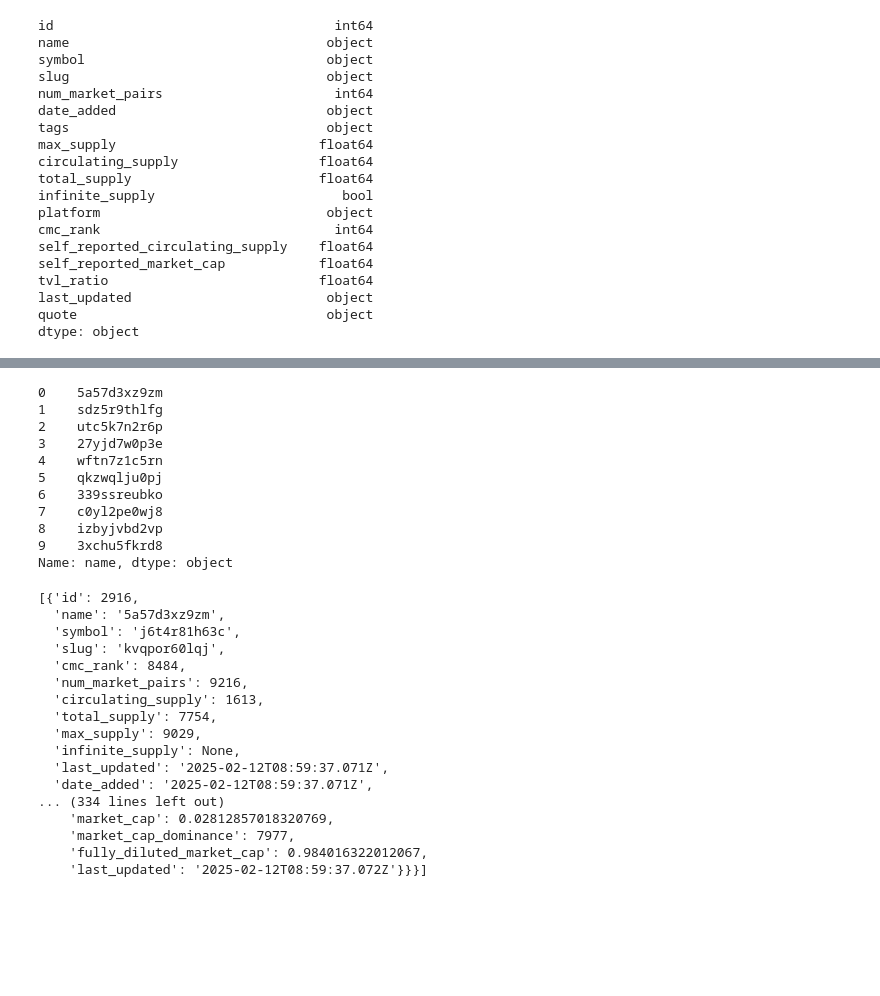
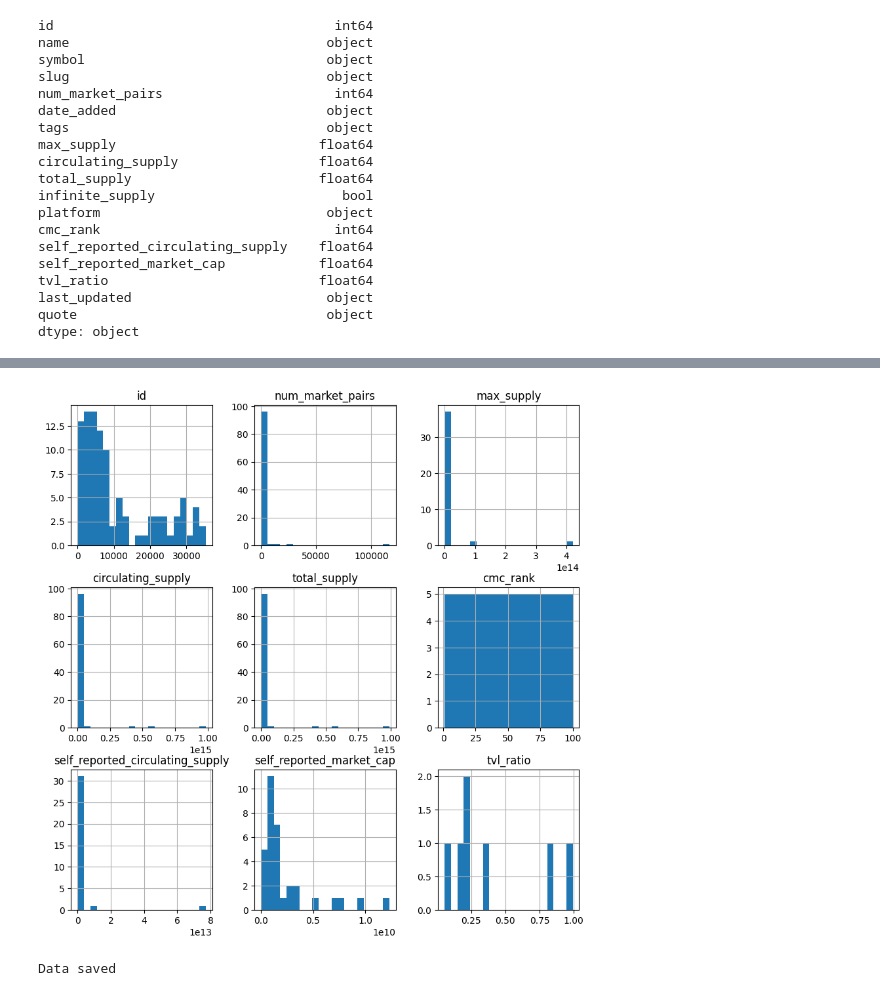
Before and after one commit to ZYusuff/streaming_crypto_group_9, a Jupyter notebook: Explorations/Niclas_eda.ipynb, the cells around one changed output, grey strips where cells are left out. Drawn from its saved outputs; the diff is of its cells as text; code cells hidden in the pictures; blank space fills up the shorter version.

```diff
--- a/Explorations/Niclas_eda.ipynb
+++ b/Explorations/Niclas_eda.ipynb
@@ -201,35 +190,28 @@ except (ConnectionError, Timeout, TooManyRedirects) as e:
+# %%
+import matplotlib.pyplot as plt
+df.hist(bins=20, figsize=(10, 10))
+plt.show()
+# %% [output]
+[figure, added]
+# %%
+url = "https://pro-api.coinmarketcap.com/v1/cryptocurrency/listings/latest"
+
+# Headers med API-nyckel
+headers = {
+    "Accepts": "application/json",
+    "X-CMC_PRO_API_KEY": api_key
+}
+
+# Skicka GET-förfrågan
+response = requests.get(url, headers=headers)
+
+# Kolla om hämtningen lyckades
+if response.status_code == 200:
+    data = response.json()
+    print("Data saved")
+else:
+    print("Fel:", response.status_code, response.text)
+# %% [output]
+Data saved
 # %%
-df_02 = pd.DataFrame(data_02["data"])
-df_02['name']
+df_02 = pd.DataFrame(data['data'])
-# %% [output]
-0    5a57d3xz9zm
-1    sdz5r9thlfg
-2    utc5k7n2r6p
-3    27yjd7w0p3e
-4    wftn7z1c5rn
-5    qkzwqlju0pj
-6    339ssreubko
-7    c0yl2pe0wj8
-8    izbyjvbd2vp
-9    3xchu5fkrd8
-Name: name, dtype: object
-# %%
-data_02['data']
-# %% [output]
-[{'id': 2916,
-  'name': '5a57d3xz9zm',
-  'symbol': 'j6t4r81h63c',
-  'slug': 'kvqpor60lqj',
-  'cmc_rank': 8484,
-  'num_market_pairs': 9216,
-  'circulating_supply': 1613,
-  'total_supply': 7754,
-  'max_supply': 9029,
-  'infinite_supply': None,
-  'last_updated': '2025-02-12T08:59:37.071Z',
-  'date_added': '2025-02-12T08:59:37.071Z',
-... (334 lines left out)
-    'market_cap': 0.02812857018320769,
-    'market_cap_dominance': 7977,
-    'fully_diluted_market_cap': 0.984016322012067,
-    'last_updated': '2025-02-12T08:59:37.072Z'}}}]
```
Also changed, not shown: parts of 20 cells of this notebook, 6 other files.
